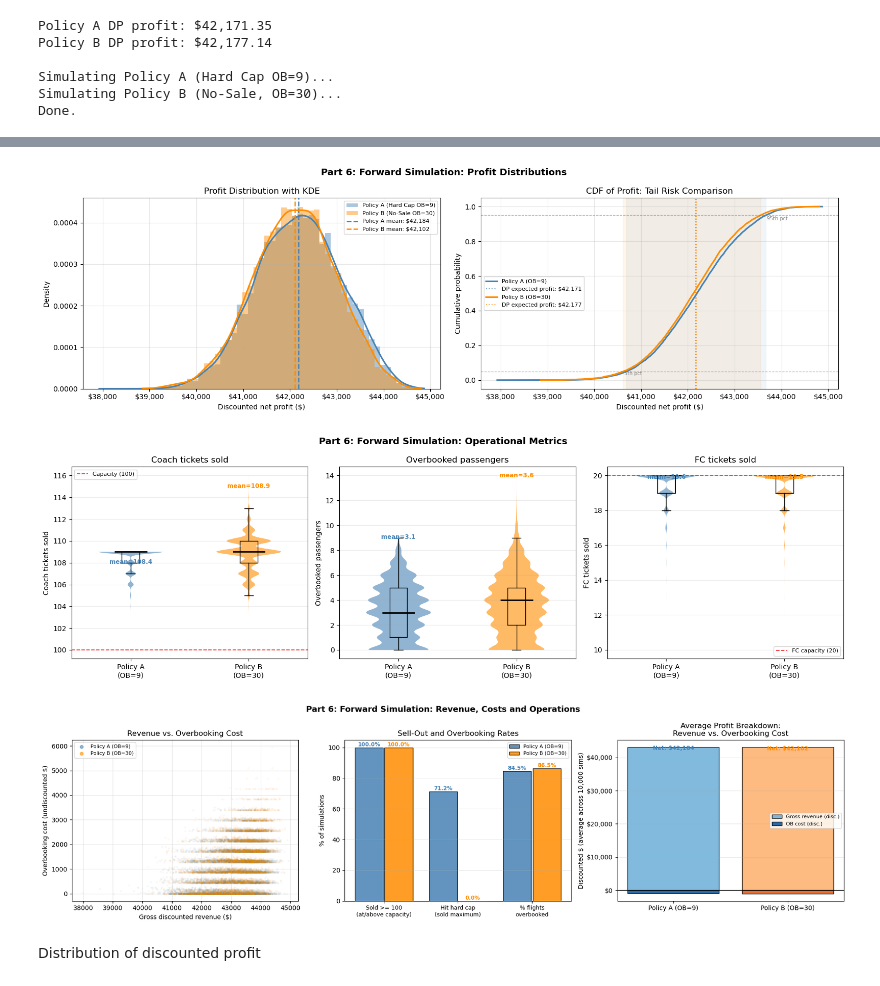
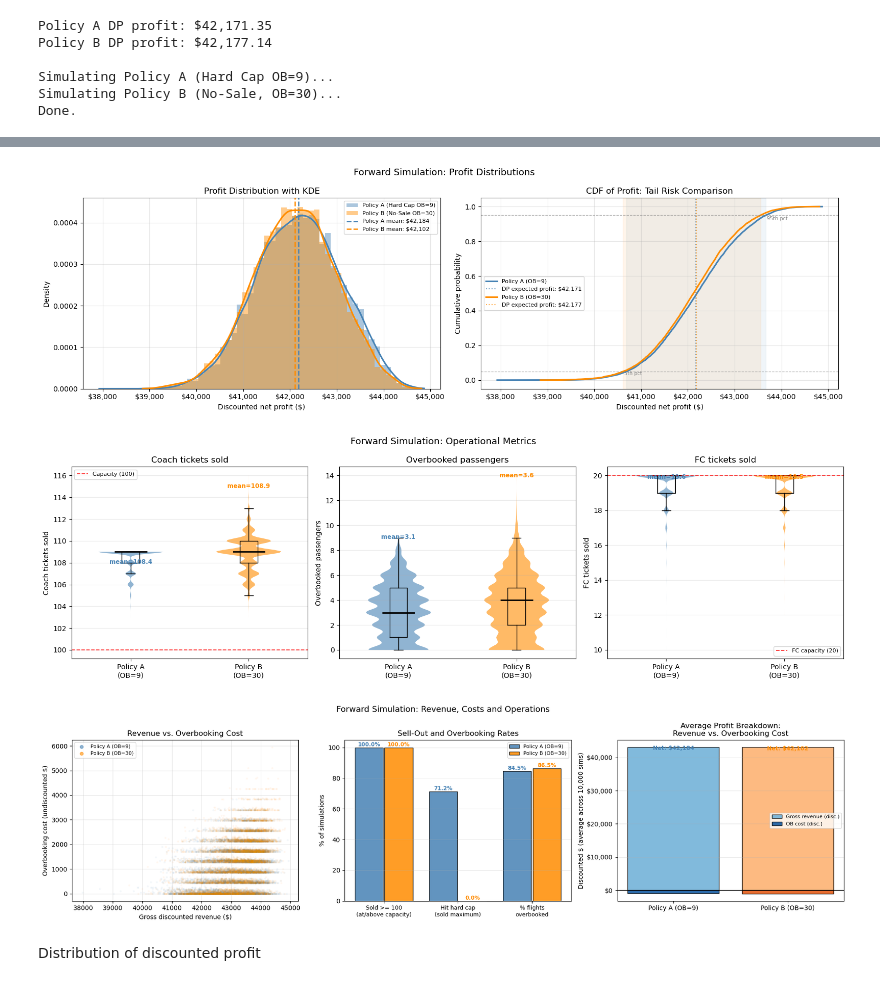
Before and after one commit to abhiroopkumar3/optimization-ii-p2-mccombs26, a Jupyter notebook: Optimization-II_Project2_G26_-_Analysis_Notebook__Final.ipynb, the cells around one changed output, grey strips where cells are left out. Drawn from its saved outputs; the diff is of its cells as text; code cells hidden in the pictures.

```diff
--- a/Optimization-II_Project2_G26_-_Analysis_Notebook__Final.ipynb
+++ b/Optimization-II_Project2_G26_-_Analysis_Notebook__Final.ipynb
@@ -1561,7 +1561,7 @@ ax.legend(fontsize=8)
 ax.grid(True, alpha=0.3)
 ax.xaxis.set_major_formatter(plt.FuncFormatter(lambda x, _: f'${x:,.0f}'))
 
-plt.suptitle('Part 6: Forward Simulation: Profit Distributions', fontsize=13, fontweight='bold')
+plt.suptitle('Forward Simulation: Profit Distributions', fontsize=13)
 plt.tight_layout()
 plt.savefig('sim_profit_dist.png', dpi=150, bbox_inches='tight')
 plt.show()
@@ -1604,7 +1604,7 @@ for ax, (ylabel, dataA, dataB, ref_val, ref_label) in zip(axes, metrics):
     ax.set_title(ylabel)
     ax.grid(True, alpha=0.25, axis='y')
 
-plt.suptitle('Part 6: Forward Simulation: Operational Metrics', fontsize=13, fontweight='bold')
+plt.suptitle('Forward Simulation: Operational Metrics', fontsize=13)
 plt.tight_layout()
 plt.savefig('sim_operations.png', dpi=150, bbox_inches='tight')
 plt.show()
@@ -1645,39 +1645,39 @@ for i, (va, vb) in enumerate(zip(vals_A, vals_B)):
 ax.set_xticks(x); ax.set_xticklabels(categories, fontsize=9)
 ax.set_ylabel('% of simulations')
 ax.set_title('Sell-Out and Overbooking Rates')
 ax.legend(fontsize=8)
 ax.grid(True, alpha=0.3, axis='y')
 
 ax = axes[2] #right panel: average profit breakdown showing revenue vs overbooking cost
 rev_A  = gross_A.mean()
 rev_B  = gross_B.mean()
 cost_A = (discount**T) * sim_A['ob_costs'].mean()
 cost_B = (discount**T) * sim_B['ob_costs'].mean()
 net_A  = sim_A['profits'].mean()
 net_B  = sim_B['profits'].mean()
 
 labels_bar = ['Policy A (OB=9)', 'Policy B (OB=30)']
 x2 = np.arange(2)
-ax.bar(x2, [rev_A, rev_B],  color=['#6baed6', '#fdae6b'], edgecolor='black', alpha=0.85, label='Gross revenue (disc.)')
-ax.bar(x2, [-cost_A, -cost_B], color=['#08519c', '#e6550d'], edgecolor='black', alpha=0.85, label='OB cost (disc.)')
+ax.bar(x2, [rev_A, rev_B],  color=['#6BAED6', '#FDAE6B'], edgecolor='black', alpha=0.85, label='Gross revenue (disc.)')
+ax.bar(x2, [-cost_A, -cost_B], color=['#08519C', '#E6550D'], edgecolor='black', alpha=0.85, label='OB cost (disc.)')
 for i, (net, col) in enumerate(zip([net_A, net_B], [colA, colB])):
     ax.text(i, net + 50, f'Net: ${net:,.0f}', ha='center', fontsize=9, fontweight='bold', color=col)
 ax.axhline(0, color='black', linewidth=1)
 ax.set_xticks(x2); ax.set_xticklabels(labels_bar)
 ax.set_ylabel('Discounted $ (average across 10,000 sims)')
 ax.set_title('Average Profit Breakdown:\nRevenue vs. Overbooking Cost')
 ax.legend(fontsize=8)
 ax.grid(True, alpha=0.3, axis='y')
 ax.yaxis.set_major_formatter(plt.FuncFormatter(lambda x, _: f'${x:,.0f}'))
 
-plt.suptitle('Part 6: Forward Simulation: Revenue, Costs and Operations', fontsize=13, fontweight='bold')
+plt.suptitle('Forward Simulation: Revenue, Costs and Operations', fontsize=13)
 plt.tight_layout()
 plt.savefig('sim_breakdown.png', dpi=150, bbox_inches='tight')
 plt.show()
 # %% [output]
-[figure, old version]
+[figure, new version]
-[figure, old version]
+[figure, new version]
-[figure, old version]
+[figure, new version]
 # %% [markdown]
 Distribution of discounted profit
 # %%
```
